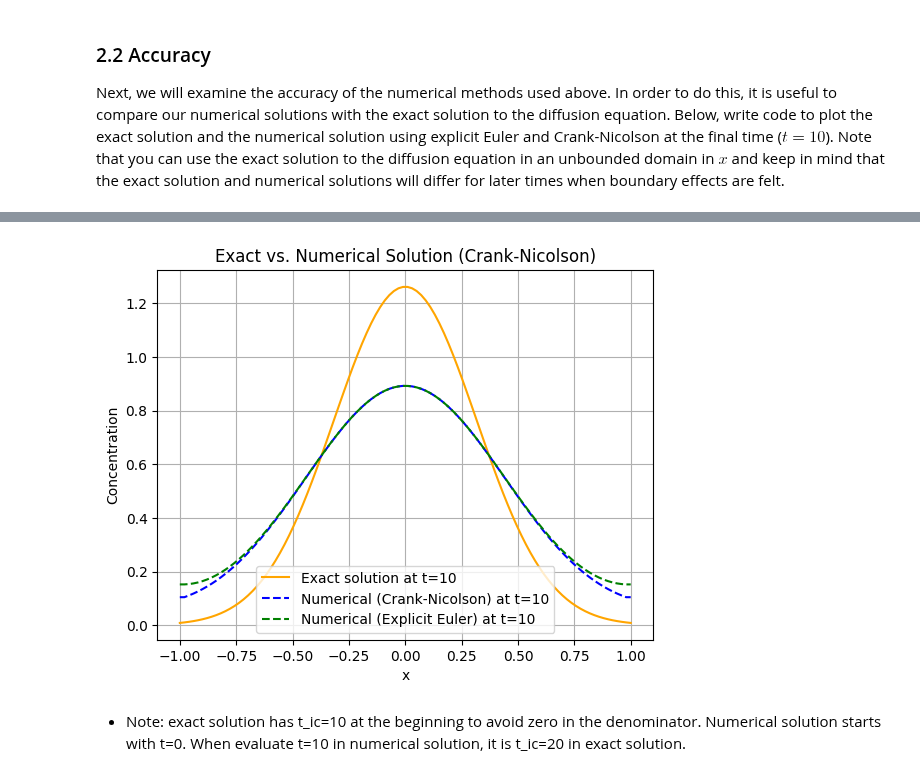
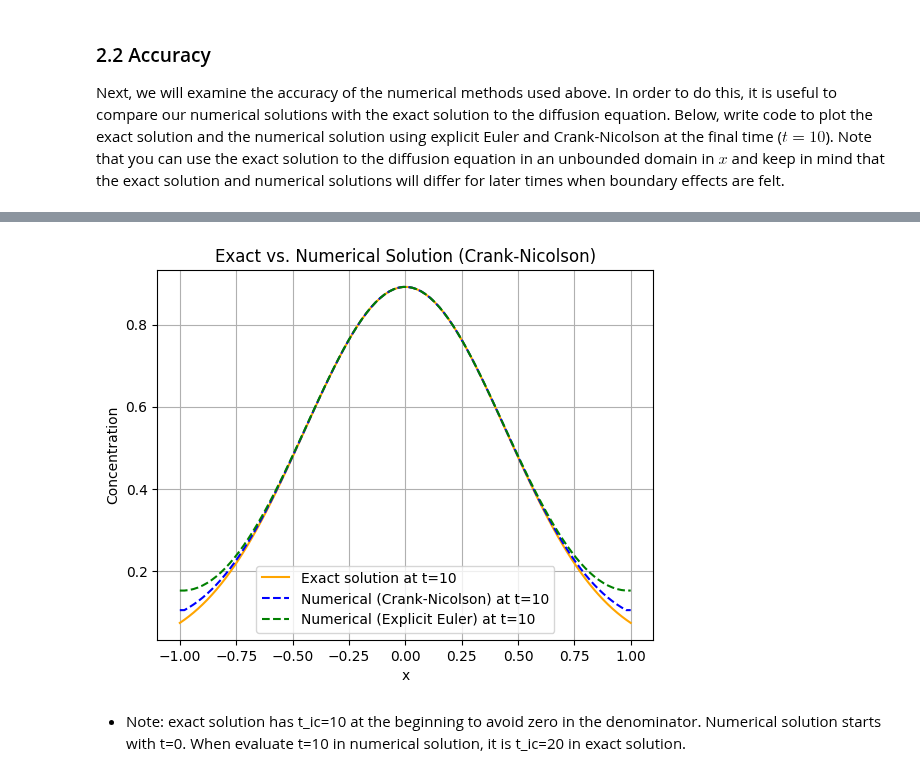
Before and after one commit to yu-huang-1/QCES, a Jupyter notebook: Project1_numerical_methods.ipynb, the cells around one changed output, grey strips where cells are left out. Cells and saved outputs as stored; diff of their text form; code cells hidden in the pictures.

```diff
--- a/Project1_numerical_methods.ipynb
+++ b/Project1_numerical_methods.ipynb
@@ -296,8 +296,12 @@ Next, we will examine the accuracy of the numerical methods used above. In order
 def exact_solution(x, kappa, t):
     return (1 / (4 * np.pi * kappa * t))**0.5 * np.exp(-x**2 / (4 * kappa * t))
 
+# t is different for exact solution!
+
+t_end_exact = 20
+
 # Calculate the exact solution at t = t_end
-c_exact = exact_solution(x, kappa, t_end)
+c_exact = exact_solution(x, kappa, t_end_exact)
 
 # Plot the exact solution
 plt.plot(x, c_exact, label=f'Exact solution at t={t_end}')
@@ -339,7 +343,7 @@ c_CN =CN(x, t, kappa)
 c_CN_final = c_CN[:, -1]
 
 # Calculate the exact solution at t = t_end
-c_exact = (1 / (4 * np.pi * kappa * t_end))**0.5 * np.exp(-x**2 / (4 * kappa * t_end))
+c_exact = (1 / (4 * np.pi * kappa * t_end_exact))**0.5 * np.exp(-x**2 / (4 * kappa * t_end_exact))
 
 # Plot both the exact and numerical solutions for comparison
 plt.plot(x, c_exact, label='Exact solution at t=10', color='orange')
@@ -358,4 +362,4 @@ Crank-Nicolson method took 0.07 seconds
-[figure, old version]
+[figure, new version]
 # %% [markdown]
 - Note: exact solution has t_ic=10 at the beginning to avoid zero in the denominator. Numerical solution starts with t=0. When evaluate t=10 in numerical solution, it is t_ic=20 in exact solution.
 # %% [markdown]
```
Also changed, not shown: parts of 3 cells of this notebook.
